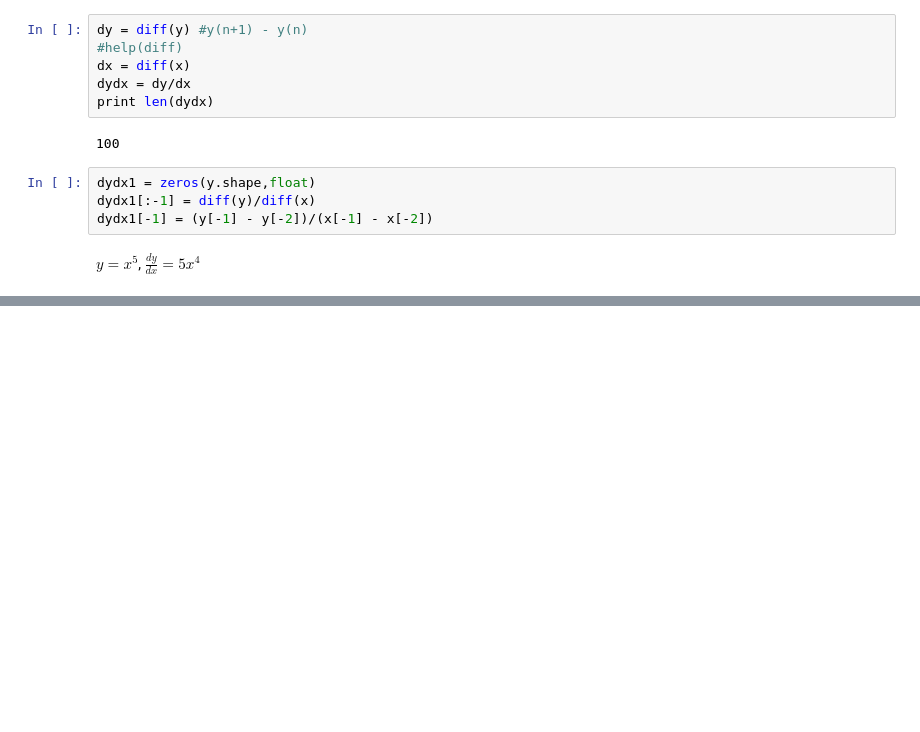
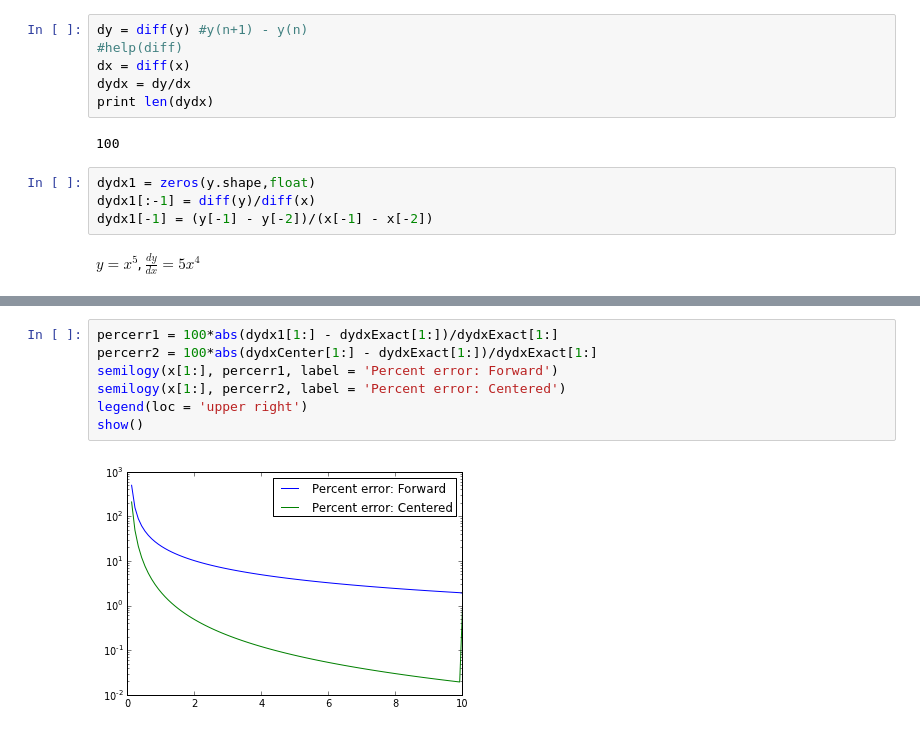
Before and after one commit to jeziegle/PHYS202-S13, a Jupyter notebook: Week4/ThursNotes.ipynb, the cells around one changed output, grey strips where cells are left out. Cells and saved outputs as stored; diff of their text form; blank space fills up the shorter version.

```diff
--- a/Week4/ThursNotes.ipynb
+++ b/Week4/ThursNotes.ipynb
@@ -93,0 +100,9 @@ plot(x, dydx1, x, dydxExact)
+# %%
+percerr1 = 100*abs(dydx1[1:] - dydxExact[1:])/dydxExact[1:]
+percerr2 = 100*abs(dydxCenter[1:] - dydxExact[1:])/dydxExact[1:]
+semilogy(x[1:], percerr1, label = 'Percent error: Forward')
+semilogy(x[1:], percerr2, label = 'Percent error: Centered')
+legend(loc = 'upper right')
+show()
+# %% [output]
+[figure, added]
```
Also changed, not shown: parts of 4 cells of this notebook, 1 other file.
